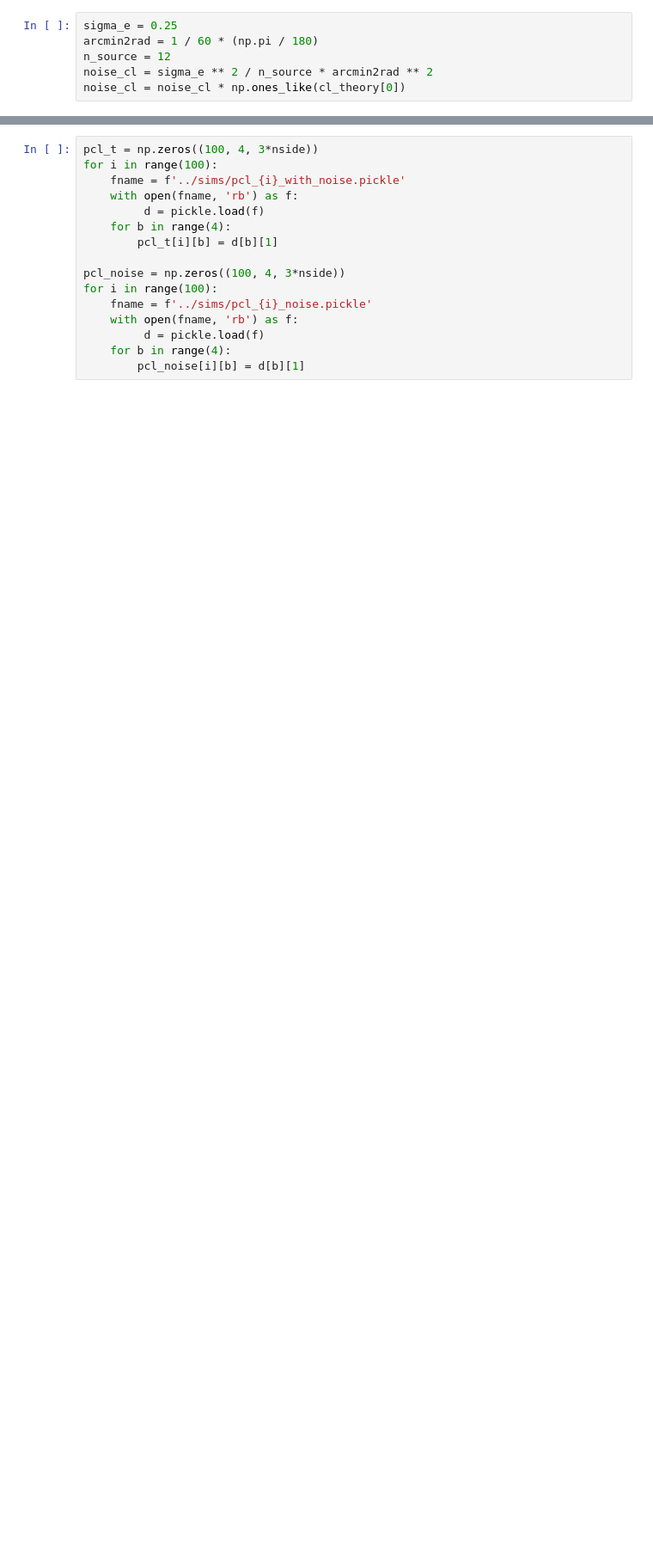
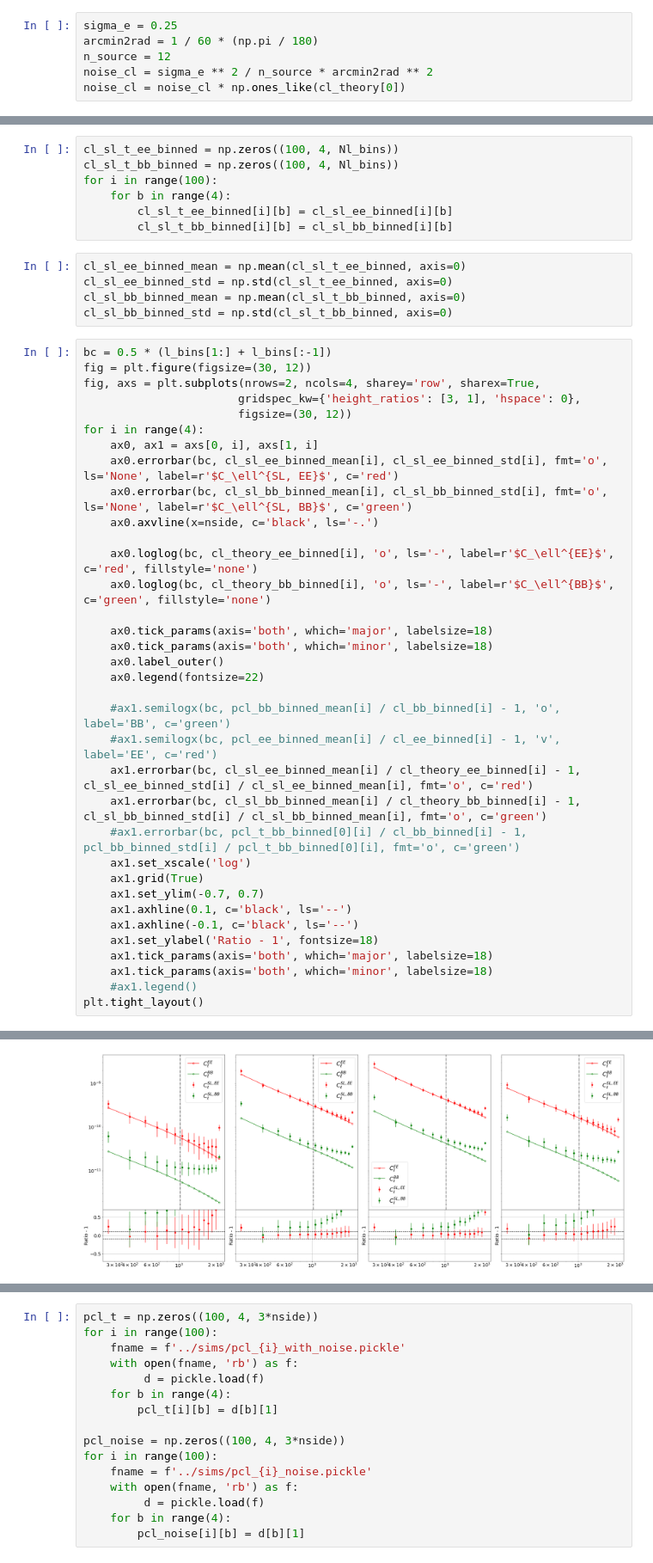
Before and after one commit to sukhdeep2/skylens_lite, a Jupyter notebook: notebooks/ErrorAnalysis.ipynb, the cells around one changed output, grey strips where cells are left out. Shown at 86% size. Saved outputs shown, nothing was run; the diff lists cells and outputs as text; blank space fills up the shorter version.

```diff
--- a/notebooks/ErrorAnalysis.ipynb
+++ b/notebooks/ErrorAnalysis.ipynb
@@ -64,0 +162,48 @@ noise_cl = noise_cl * np.ones_like(cl_theory[0])
+# %%
+cl_sl_t_ee_binned = np.zeros((100, 4, Nl_bins))
+cl_sl_t_bb_binned = np.zeros((100, 4, Nl_bins))
+for i in range(100):
+    for b in range(4):
+        cl_sl_t_ee_binned[i][b] = cl_sl_ee_binned[i][b]
+        cl_sl_t_bb_binned[i][b] = cl_sl_bb_binned[i][b]
+# %%
+cl_sl_ee_binned_mean = np.mean(cl_sl_t_ee_binned, axis=0)
+cl_sl_ee_binned_std = np.std(cl_sl_t_ee_binned, axis=0)
+cl_sl_bb_binned_mean = np.mean(cl_sl_t_bb_binned, axis=0)
+cl_sl_bb_binned_std = np.std(cl_sl_t_bb_binned, axis=0)
+# %%
+bc = 0.5 * (l_bins[1:] + l_bins[:-1])
+fig = plt.figure(figsize=(30, 12))
+fig, axs = plt.subplots(nrows=2, ncols=4, sharey='row', sharex=True,
+                       gridspec_kw={'height_ratios': [3, 1], 'hspace': 0},
+                       figsize=(30, 12))
+for i in range(4):
+    ax0, ax1 = axs[0, i], axs[1, i]
+    ax0.errorbar(bc, cl_sl_ee_binned_mean[i], cl_sl_ee_binned_std[i], fmt='o', ls='None', label=r'$C_\ell^{SL, EE}$', c='red')
+    ax0.errorbar(bc, cl_sl_bb_binned_mean[i], cl_sl_bb_binned_std[i], fmt='o', ls='None', label=r'$C_\ell^{SL, BB}$', c='green')
+    ax0.axvline(x=nside, c='black', ls='-.')
+
+    ax0.loglog(bc, cl_theory_ee_binned[i], 'o', ls='-', label=r'$C_\ell^{EE}$', c='red', fillstyle='none')
+    ax0.loglog(bc, cl_theory_bb_binned[i], 'o', ls='-', label=r'$C_\ell^{BB}$', c='green', fillstyle='none')
+
+    ax0.tick_params(axis='both', which='major', labelsize=18)
+    ax0.tick_params(axis='both', which='minor', labelsize=18)
+    ax0.label_outer()
+    ax0.legend(fontsize=22)
+
+    #ax1.semilogx(bc, pcl_bb_binned_mean[i] / cl_bb_binned[i] - 1, 'o', label='BB', c='green')
+    #ax1.semilogx(bc, pcl_ee_binned_mean[i] / cl_ee_binned[i] - 1, 'v', label='EE', c='red')
+    ax1.errorbar(bc, cl_sl_ee_binned_mean[i] / cl_theory_ee_binned[i] - 1, cl_sl_ee_binned_std[i] / cl_sl_ee_binned_mean[i], fmt='o', c='red')
+    ax1.errorbar(bc, cl_sl_bb_binned_mean[i] / cl_theory_bb_binned[i] - 1, cl_sl_bb_binned_std[i] / cl_sl_bb_binned_mean[i], fmt='o', c='green')
+    #ax1.errorbar(bc, pcl_t_bb_binned[0][i] / cl_bb_binned[i] - 1, pcl_bb_binned_std[i] / pcl_t_bb_binned[0][i], fmt='o', c='green')
+    ax1.set_xscale('log')
+    ax1.grid(True)
+    ax1.set_ylim(-0.7, 0.7)
+    ax1.axhline(0.1, c='black', ls='--')
+    ax1.axhline(-0.1, c='black', ls='--')
+    ax1.set_ylabel('Ratio - 1', fontsize=18)
+    ax1.tick_params(axis='both', which='major', labelsize=18)
+    ax1.tick_params(axis='both', which='minor', labelsize=18)
+    #ax1.legend()
+plt.tight_layout()
+# %% [output]
@@ -64,0 +211 @@ noise_cl = noise_cl * np.ones_like(cl_theory[0])
+[figure, added]
```
Also changed, not shown: parts of 31 cells of this notebook.
